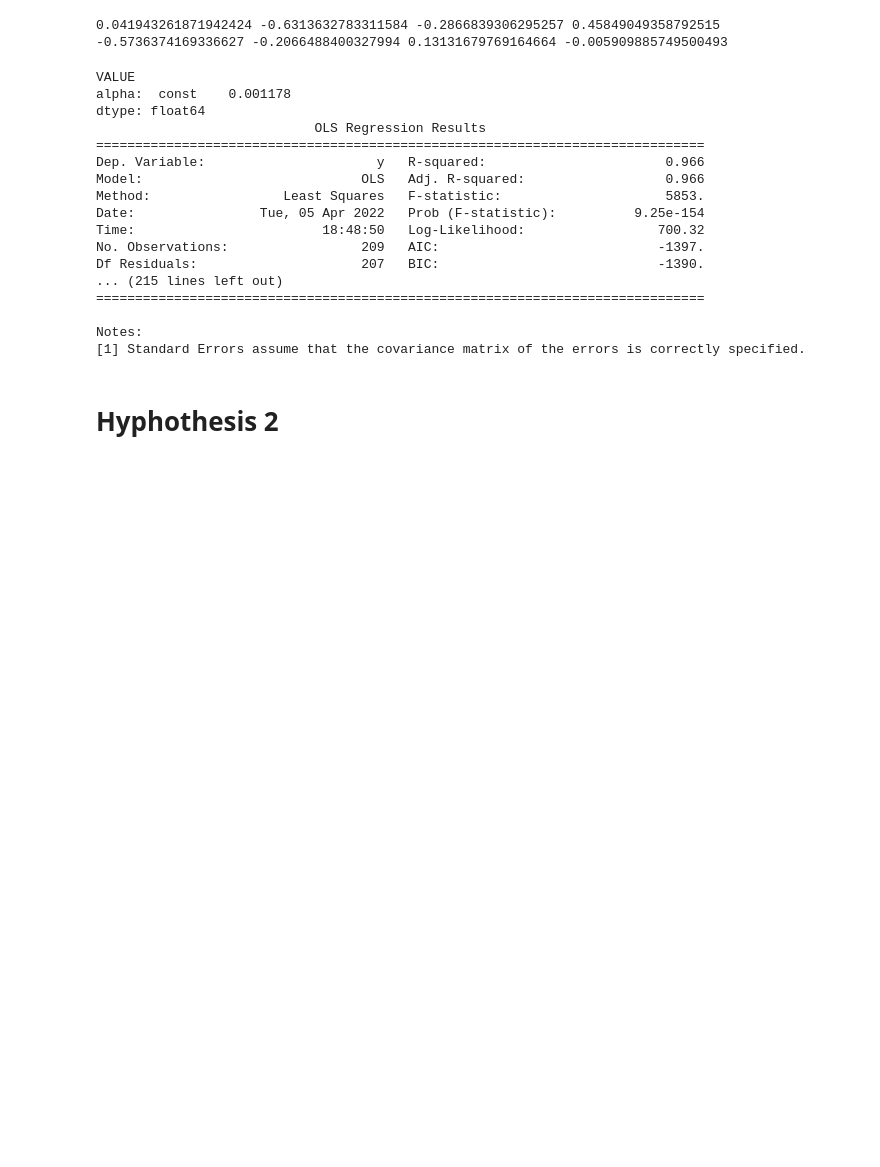
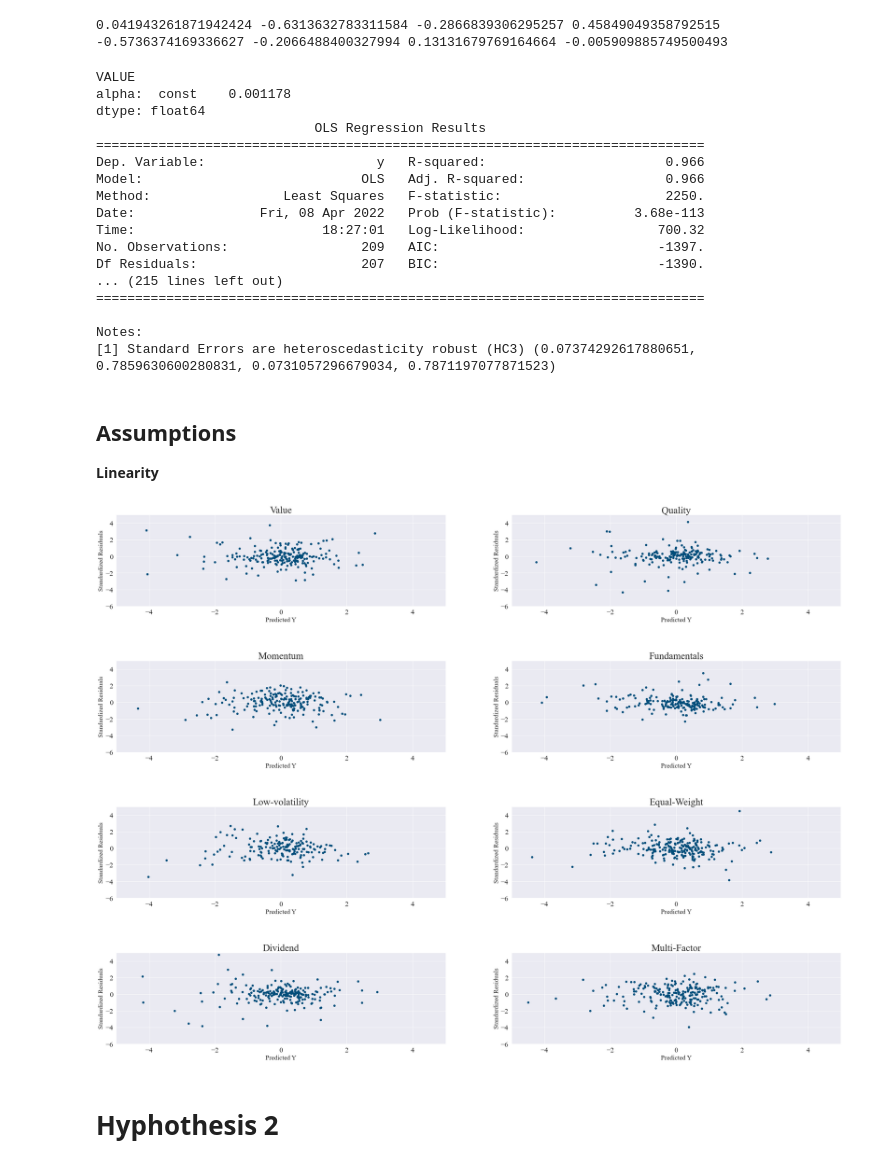
Before and after one commit to AleSandra9/master_thesis, a Jupyter notebook: analysis.ipynb, the cells around one changed output. Cells and saved outputs as stored; diff of their text form; code cells hidden in the pictures; blank space fills up the shorter version.

```diff
--- a/analysis.ipynb
+++ b/analysis.ipynb
@@ -530,9 +534,14 @@ print(value_ir,momentum_ir,quality_ir,fundamentals_ir,
 def capm(pf_return,bm_return):
     X = sm.add_constant(bm_return)
     model = sm.OLS(pf_return,X)
-    results = model.fit()
+    results = model.fit(cov_type='HC3')
+    predicted_Y=results.predict()
+    standardized_predicted_Y=(predicted_Y-predicted_Y.mean())/predicted_Y.std()
+    influence = results.get_influence()
+    test = sms.het_breuschpagan(results.resid, results.model.exog)
+    standardized_residuals = influence.resid_studentized_internal
     print("alpha: ", results.params[0:-1]*12)
-    return print(results.summary())
+    return standardized_predicted_Y,standardized_residuals,print(results.summary(),test)
 
 print('VALUE')
 value_capm=capm(value_pf_return_m,value_bm_pf_return_m)
@@ -558,16 +567,39 @@ dtype: float64
 ==============================================================================
 Dep. Variable:                      y   R-squared:                       0.966
 Model:                            OLS   Adj. R-squared:                  0.966
-Method:                 Least Squares   F-statistic:                     5853.
-Date:                Tue, 05 Apr 2022   Prob (F-statistic):          9.25e-154
-Time:                        18:48:50   Log-Likelihood:                 700.32
+Method:                 Least Squares   F-statistic:                     2250.
+Date:                Fri, 08 Apr 2022   Prob (F-statistic):          3.68e-113
+Time:                        18:27:01   Log-Likelihood:                 700.32
 No. Observations:                 209   AIC:                            -1397.
 Df Residuals:                     207   BIC:                            -1390.
 ... (215 lines left out)
 ==============================================================================
 
 Notes:
-[1] Standard Errors assume that the covariance matrix of the errors is correctly specified.
+[1] Standard Errors are heteroscedasticity robust (HC3) (0.07374292617880651, 0.7859630600280831, 0.0731057296679034, 0.7871197077871523)
+# %% [markdown]
+## Assumptions
+
+__Linearity__
+# %%
+fig, ax = plt.subplots(4,2, figsize=(40,30))
+ax=ax.flatten()
+
+stand_resid=[value_capm,quality_capm,momentum_capm,fundamentals_capm,
+            lowvol_capm,equal_capm,dividend_capm,multi_capm]
+list=['Value','Quality','Momentum','Fundamentals','Low-volatility','Equal-Weight','Dividend','Multi-Factor']
+for count, i in enumerate(stand_resid):
+    ax[count].scatter(i[0],i[1], label= "Factor daily return distribution",color='#014D7A')
+    ax[count].set_xlabel('Predicted Y',fontsize=20);
+    ax[count].set_ylabel('Standardized Residuals',fontsize=20);
+
+    ax[count].set_ylim([-6, 5])
+    ax[count].set_xlim([-5, 5])
+    ax[count].set_title(list[count],fontsize=30)
+
+fig.subplots_adjust(hspace=0.6)
+# %% [output]
+[figure, added]
 # %% [markdown]
 # Hyphothesis 2
 # %%
```
Also changed, not shown: parts of 38 cells of this notebook, 1 other file.
